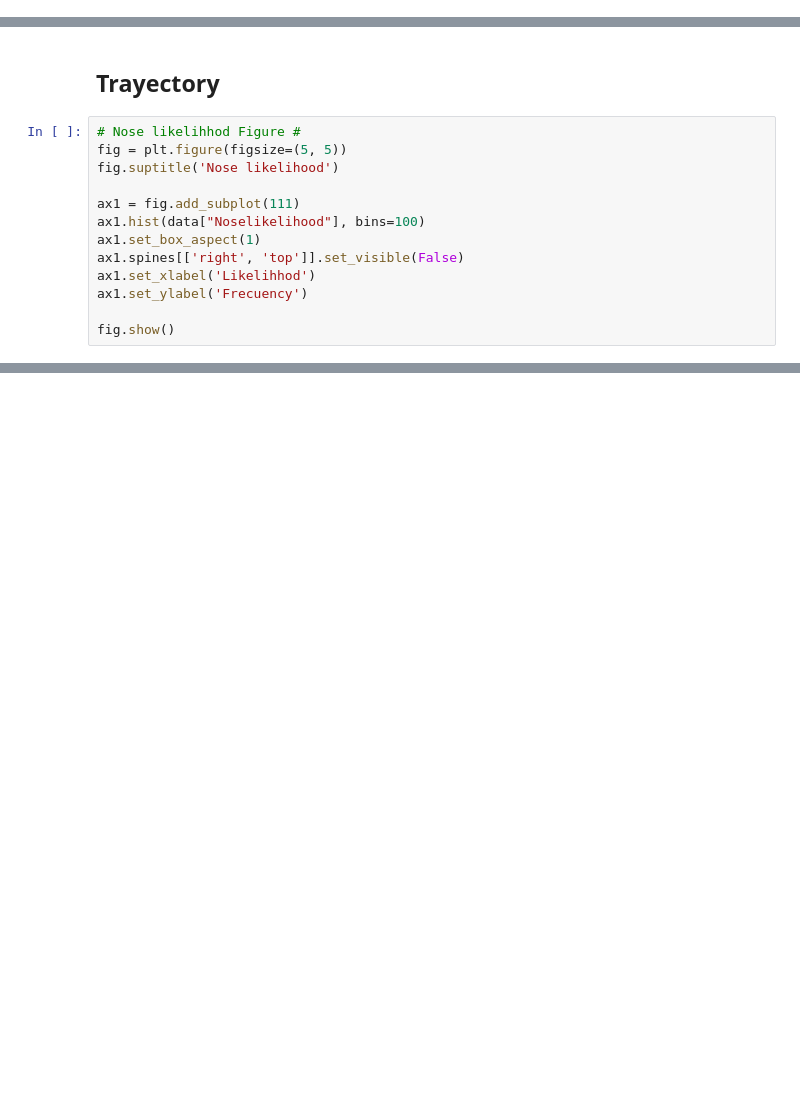
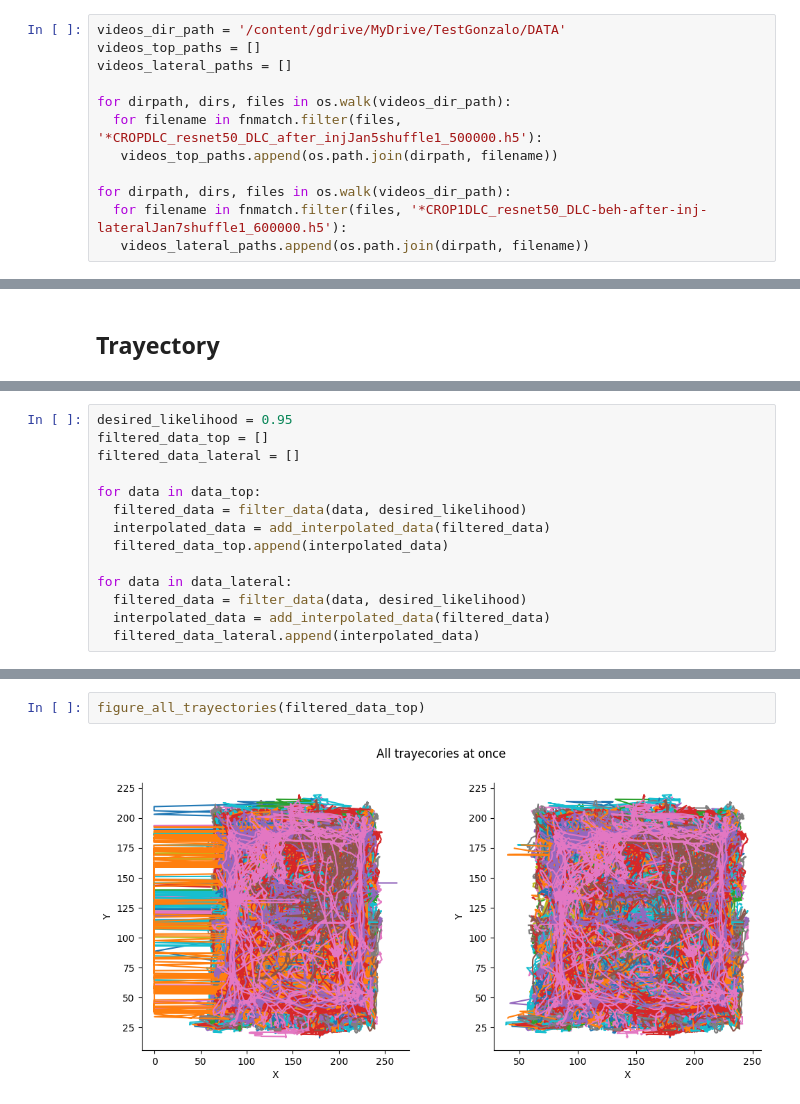
Before and after one commit to Gonzalo-Ortega/Stereotypical-Behavior-Classification, a Jupyter notebook: DeepLabCut_Gonzalo.ipynb, the cells around one changed output, grey strips where cells are left out. Drawn from its saved outputs; the diff is of its cells as text; blank space fills up the shorter version.

```diff
--- a/DeepLabCut_Gonzalo.ipynb
+++ b/DeepLabCut_Gonzalo.ipynb
@@ -556,0 +483,12 @@ data
+# %%
+videos_dir_path = '/content/gdrive/MyDrive/TestGonzalo/DATA'
+videos_top_paths = []
+videos_lateral_paths = []
+
+for dirpath, dirs, files in os.walk(videos_dir_path):
+  for filename in fnmatch.filter(files, '*CROPDLC_resnet50_DLC_after_injJan5shuffle1_500000.h5'):
+   videos_top_paths.append(os.path.join(dirpath, filename))
+
+for dirpath, dirs, files in os.walk(videos_dir_path):
+  for filename in fnmatch.filter(files, '*CROP1DLC_resnet50_DLC-beh-after-inj-lateralJan7shuffle1_600000.h5'):
+   videos_lateral_paths.append(os.path.join(dirpath, filename))
@@ -557,15 +512,2 @@ data
 # %% [markdown]
 ## Trayectory
-# %%
-# Nose likelihhod Figure #
-fig = plt.figure(figsize=(5, 5))
-fig.suptitle('Nose likelihood')
-
-ax1 = fig.add_subplot(111)
-ax1.hist(data["Noselikelihood"], bins=100)
-ax1.set_box_aspect(1)
-ax1.spines[['right', 'top']].set_visible(False)
-ax1.set_xlabel('Likelihhod')
-ax1.set_ylabel('Frecuency')
-
-fig.show()
@@ -685,0 +676,14 @@ Text(0, 0.5, 'Y')
+# %%
+desired_likelihood = 0.95
+filtered_data_top = []
+filtered_data_lateral = []
+
+for data in data_top:
+  filtered_data = filter_data(data, desired_likelihood)
+  interpolated_data = add_interpolated_data(filtered_data)
+  filtered_data_top.append(interpolated_data)
+
+for data in data_lateral:
+  filtered_data = filter_data(data, desired_likelihood)
+  interpolated_data = add_interpolated_data(filtered_data)
+  filtered_data_lateral.append(interpolated_data)
@@ -685,0 +725,4 @@ Text(0, 0.5, 'Y')
+# %%
+figure_all_trayectories(filtered_data_top)
+# %% [output]
+[figure, added]
```
Also changed, not shown: parts of 23 cells of this notebook.
